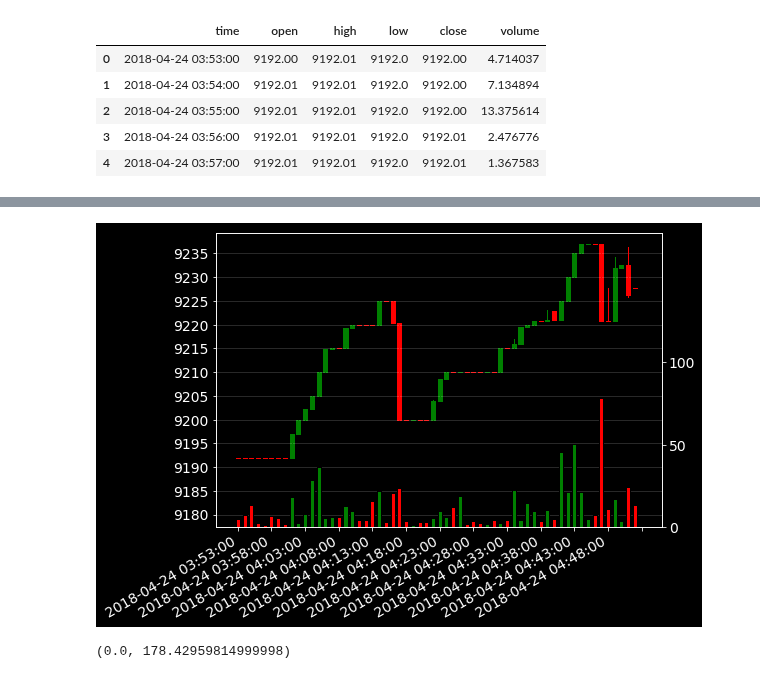
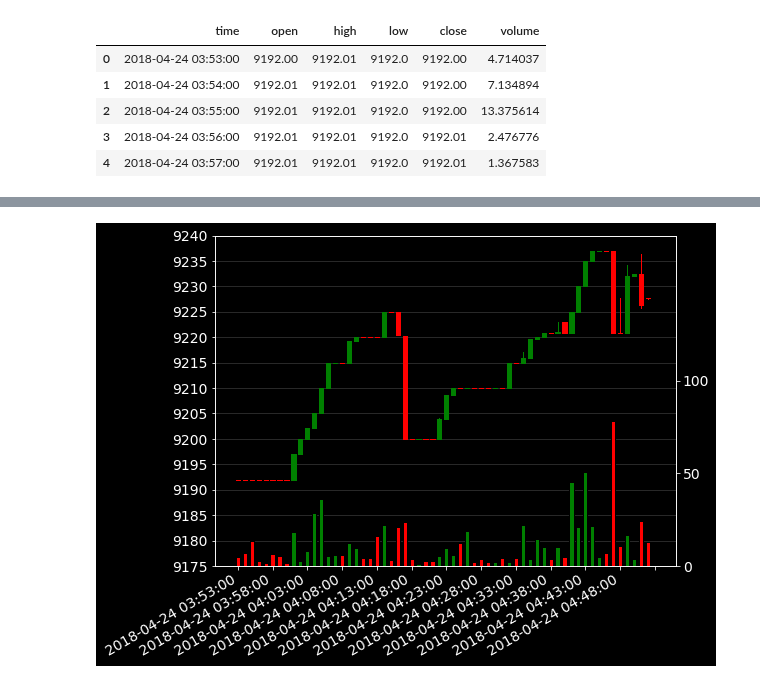
Before and after one commit to timothyyu/gdax-orderbook-ml, a Jupyter notebook: 9_data_pipeline_development.ipynb, the cells around one changed output, grey strips where cells are left out. Saved outputs shown, nothing was run; the diff lists cells and outputs as text; code cells hidden in the pictures.

Commit message:
minor cleanup for new mpl_finance import chart test

```diff
--- a/9_data_pipeline_development.ipynb
+++ b/9_data_pipeline_development.ipynb
@@ -681,5 +664,6 @@ array([[Timestamp('2018-04-24 03:53:00'), 9192.0, 9192.01, 9192.0,
 # %%
 import mpl_finance
+from mpl_finance import volume_overlay
 import matplotlib
 import matplotlib.pyplot as plt
 import matplotlib.ticker as ticker
@@ -691,52 +675,53 @@ import matplotlib.dates as mdates
 quotes = chart_1h_df
 quotes=np.array(quotes)
 
-fig, ax = plt.subplots(figsize=(8, 6))
+fig, ax = plt.subplots(figsize=(8, 6),sharex=True,squeeze=True)
 candlestick2_ohlc(ax, chart_1h_df['open'], chart_1h_df['high'], chart_1h_df['low'], chart_1h_df['close'],
                   width=0.6,colorup='g', colordown='r',alpha=1.0)
-# shift y-limits of the candlestick plot so that there is space at the bottom for the volume bar chart
+
+#shift y-limits of the candlestick plot so that there is space at the bottom for the volume bar chart
 pad = 0.25
 yl = ax.get_ylim()
 ax.set_ylim(yl[0]-(yl[1]-yl[0])*pad,yl[1])
-
-
 # Add a seconds axis for the volume overlay
 ax2 = ax.twinx()
-
 # set the position of ax2 so that it is short (y2=0.32) but otherwise the same size as ax
 ax2.set_position(matplotlib.transforms.Bbox([[0.125,0.1],[0.9,0.32]]))
 
 def mydate(x,pos):
     try:
         return xdate[int(x)]
     except IndexError:
         return ''
 
 xdate = [i for i in  chart_1h_df['time']]
-ax.xaxis.set_major_locator(ticker.MaxNLocator(16))
+ax.xaxis.set_major_locator(ticker.MaxNLocator(nbins=16,prune=None))
 ax.xaxis.set_major_formatter(ticker.FuncFormatter(mydate))
+#xdate = [datetime.datetime.fromtimestamp(i) for i in chart_1h_df['time']]
+#ax.xaxis.set_major_formatter(ticker.FuncFormatter(mydate))
+#ax.xaxis.set_major_locator(ticker.MaxNLocator(16,prune=None))
+
+#ax.set_xticklabels(chart_1h_df['time'] ,rotation=30,ha="right")
+#ax.xaxis.set_major_formatter(mdates.DateFormatter('%H:%M'))
+#ax.xaxis.set_major_locator(ticker.MaxNLocator(12))
 
 ax.yaxis.set_major_locator(ticker.MultipleLocator(base=5.0))
 #ax.yaxis.set_major_locator(ticker.MaxNLocator(nbins='auto',steps=[1,5],symmetric=False))
-#ax.set_yticks(ax.get_yticks()[::1])
+ax.set_yticks(ax.get_yticks()[::1])
 
 # Plot the volume overlay
 #vc=volume_overlay(ax2, chart_1h_df['open'], chart_1h_df['close'],chart_1h_df['volume'],colorup='g',width=0.6, alpha=1.0)
 #ax2.add_collection(vc)
 volume_overlay(ax2, chart_1h_df['open'], chart_1h_df['close'],chart_1h_df['volume'],colorup='g',width=0.6, alpha=1)
 
 ax2.set_yticks(ax2.get_yticks())
 ax2.set_ylim(0,max(chart_1h_df['volume']+100))
-
+ax.grid(axis='y',alpha=0.2)
+ax.set_axisbelow(True)
+plt.style.use('dark_background')
+fig.tight_layout()
 fig.autofmt_xdate()
 
-
-ax.grid(axis='y',alpha=0.2)
-plt.style.use('dark_background')
-
-#fig.tight_layout()
-# Turn interactive mode on
-#plt.ion()
 plt.show()
 # %% [output]
-[figure, old version]
+[figure, new version]
@@ -743,6 +737,4 @@ plt.show()
 # %%
 ax2.get_ylim()
-# %% [output]
-(0.0, 178.42959814999998)
 # %%
 ax.get_ylim()
```
Also changed, not shown: parts of 17 cells of this notebook.
